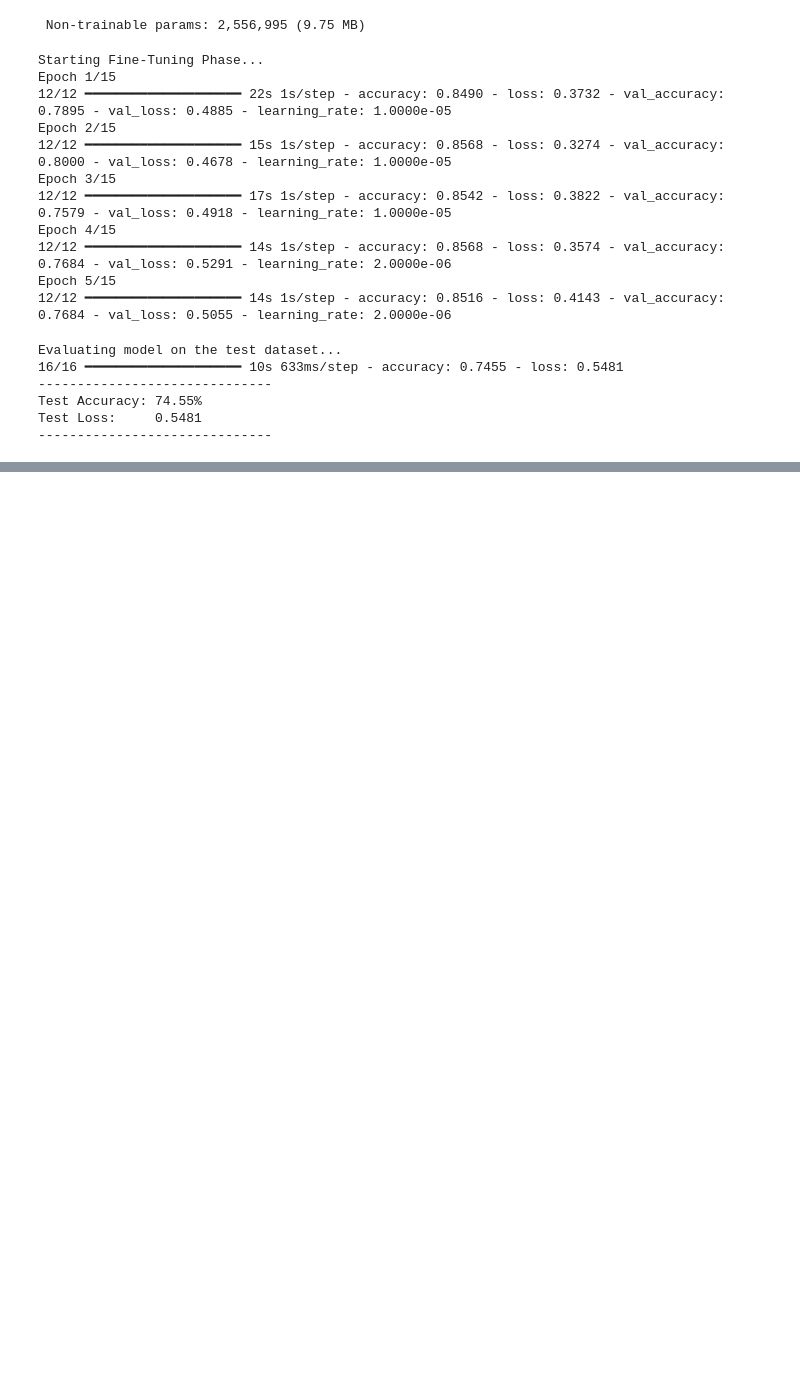
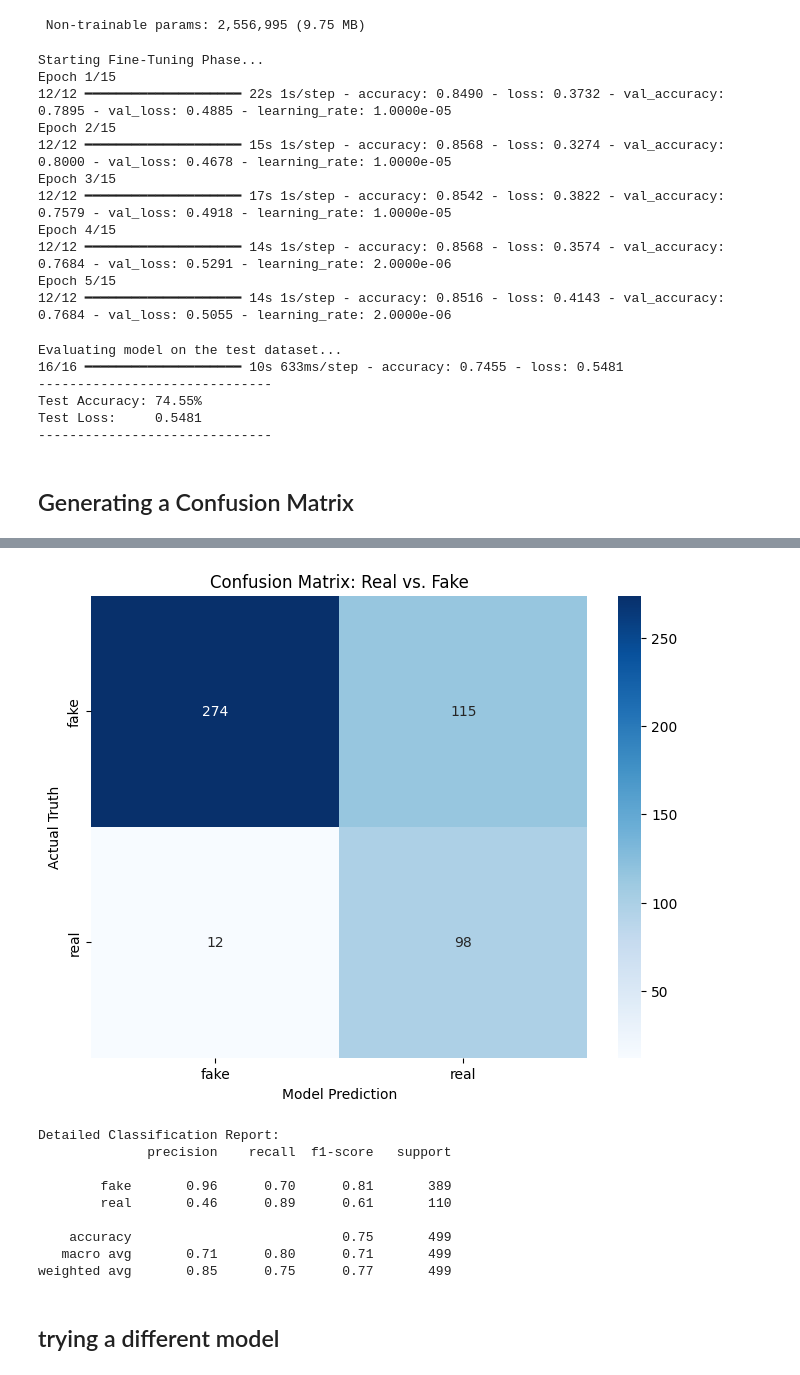
Before and after one commit to SentinelAIbyCodeNewbies/Model_Repo, a Jupyter notebook: image_detect/model.ipynb, the cells around one changed output, grey strips where cells are left out. Cells and saved outputs as stored; diff of their text form; code cells hidden in the pictures; blank space fills up the shorter version.

```diff
--- a/image_detect/model.ipynb
+++ b/image_detect/model.ipynb
@@ -271,3 +271,37 @@ Evaluating model on the test dataset...
 Test Accuracy: 74.55%
 Test Loss:     0.5481
 ------------------------------
+# %% [markdown]
+## Generating a Confusion Matrix
+# %%
+%pip install seaborn matplotlib
+
+import numpy as np
+import matplotlib.pyplot as plt
+import seaborn as sns
+from sklearn.metrics import confusion_matrix, classification_report
+
+test_generator.reset()
+
+true_labels = test_generator.classes
+
+print("Generating predictions...")
+predictions = model.predict(test_generator)
+
+predicted_labels = (predictions > 0.5).astype(int).reshape(-1)
+
+class_names = list(test_generator.class_indices.keys())
+
+cm = confusion_matrix(true_labels, predicted_labels)
+
+plt.figure(figsize=(8, 6))
+sns.heatmap(cm, annot=True, fmt='d', cmap='Blues',
+            xticklabels=class_names, yticklabels=class_names)
+plt.title('Confusion Matrix: Real vs. Fake')
+plt.ylabel('Actual Truth')
+plt.xlabel('Model Prediction')
+plt.show()
+
+print("\nDetailed Classification Report:")
+print(classification_report(true_labels, predicted_labels, target_names=class_names))
+# %% [output]
@@ -273,0 +326,12 @@ Test Loss:     0.5481
+[figure, added]
+Detailed Classification Report:
+              precision    recall  f1-score   support
+
+        fake       0.96      0.70      0.81       389
+        real       0.46      0.89      0.61       110
+
+    accuracy                           0.75       499
+   macro avg       0.71      0.80      0.71       499
+weighted avg       0.85      0.75      0.77       499
+# %% [markdown]
+## trying a different model
```
Also changed, not shown: parts of 8 cells of this notebook.
